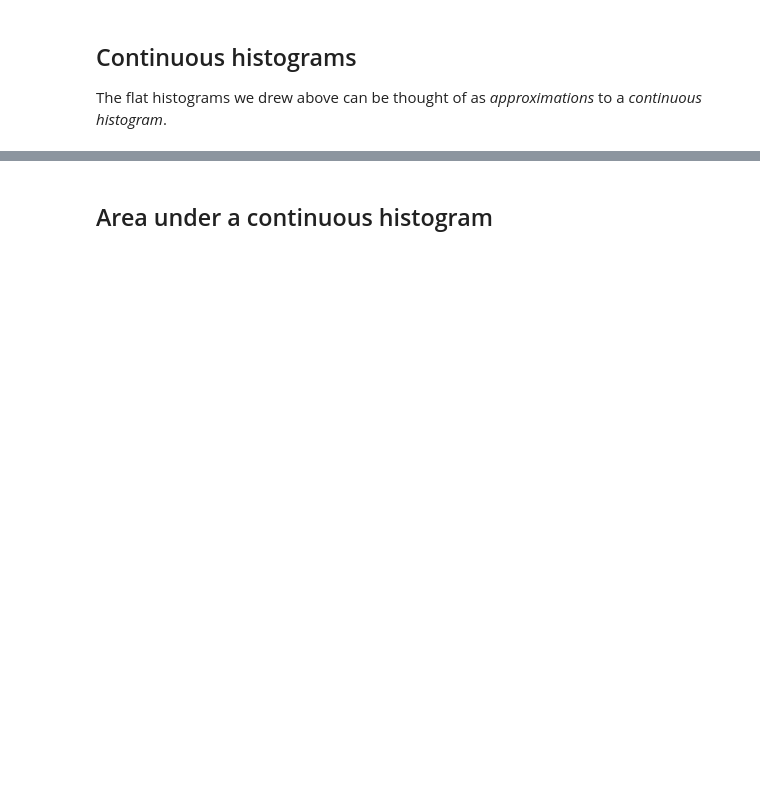
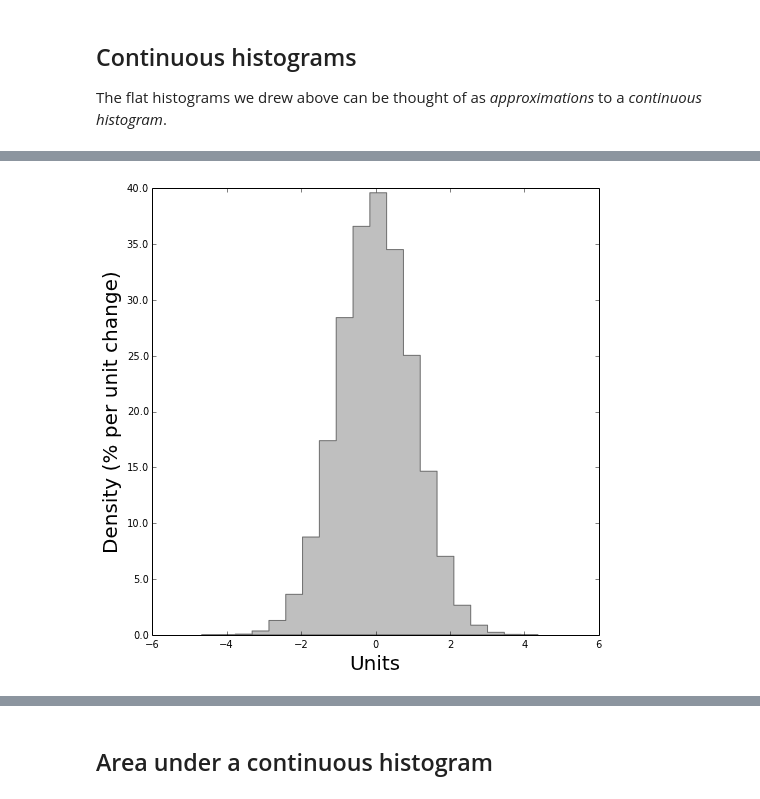
Before and after one commit to jonathan-taylor/stats60, a Jupyter notebook: Graphical Summaries.ipynb, the cells around one changed output, grey strips where cells are left out. Cells and saved outputs as stored; diff of their text form; code cells hidden in the pictures; blank space fills up the shorter version.

```diff
--- a/Graphical Summaries.ipynb
+++ b/Graphical Summaries.ipynb
@@ -168 +188,5 @@ hist_fine.set_ylabel('Density (% per unit change)', fontsize=20)
+# %%
+hist_fine.figure
+# %% [output]
+[figure, added]
 # %%
```
Also changed, not shown: parts of 50 cells of this notebook, 2 other files.
